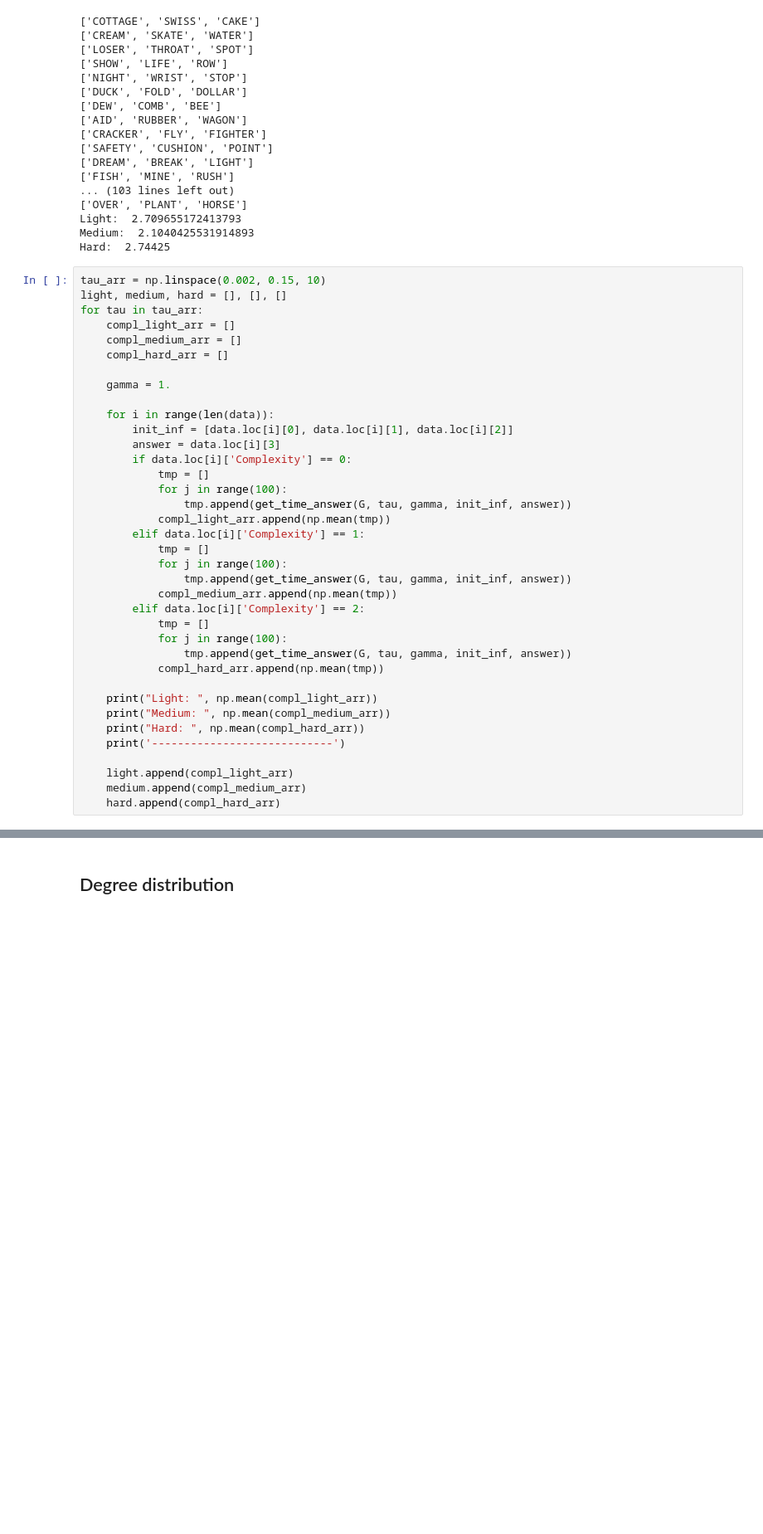
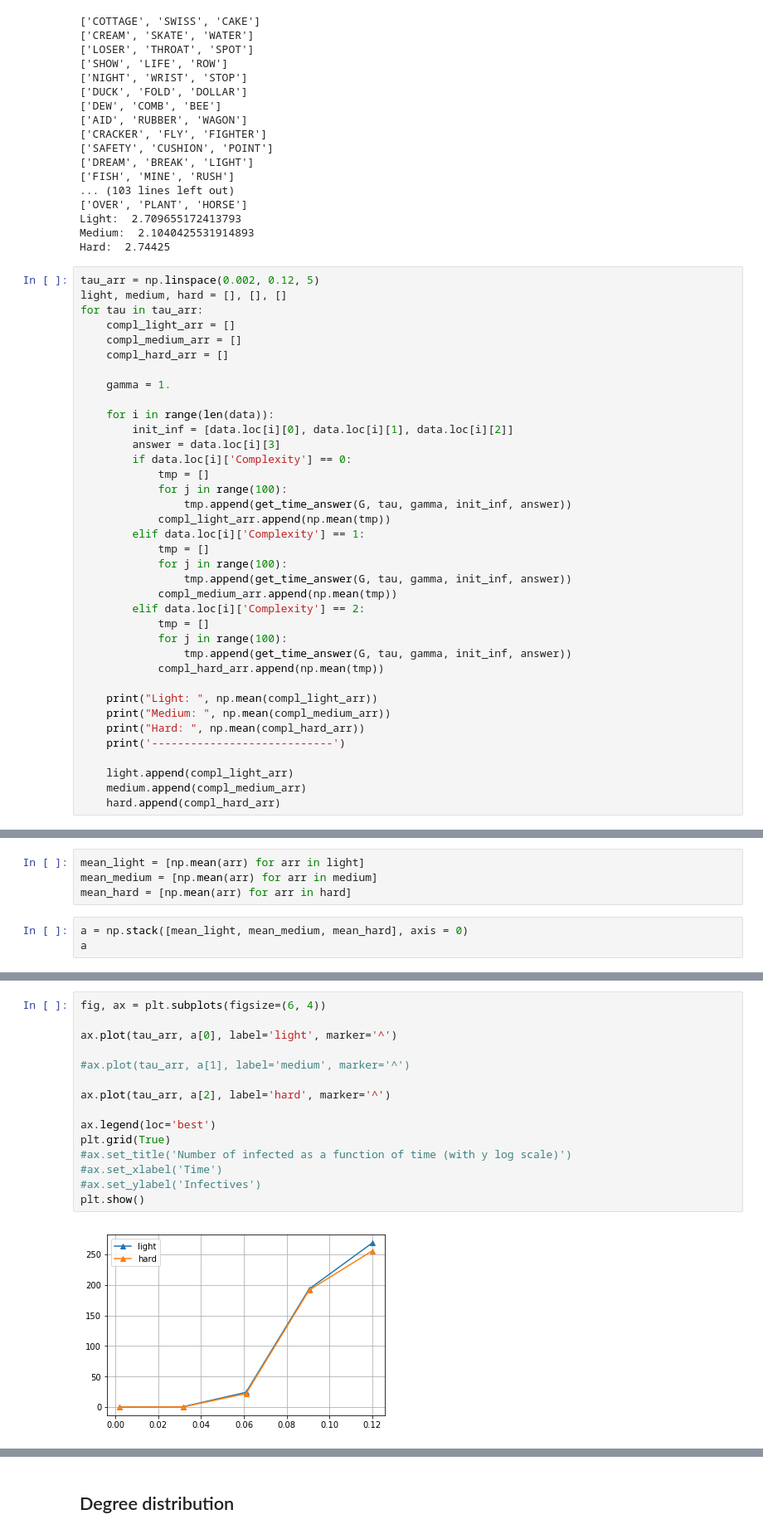
Before and after one commit to tsyrendylykova/multilayerNetwork, a Jupyter notebook: SISModel Directed Networks.ipynb, the cells around one changed output, grey strips where cells are left out. Shown at 83% size. Saved outputs shown, nothing was run; the diff lists cells and outputs as text; blank space fills up the shorter version.

```diff
--- a/SISModel Directed Networks.ipynb
+++ b/SISModel Directed Networks.ipynb
@@ -1343,7 +1343,7 @@ Light:  2.709655172413793
 Medium:  2.1040425531914893
 Hard:  2.74425
 # %%
-tau_arr = np.linspace(0.002, 0.15, 10)
+tau_arr = np.linspace(0.002, 0.12, 5)
 light, medium, hard = [], [], []
 for tau in tau_arr:
     compl_light_arr = []
@@ -1403,0 +1403,7 @@ KeyboardInterrupt:
+# %%
+mean_light = [np.mean(arr) for arr in light]
+mean_medium = [np.mean(arr) for arr in medium]
+mean_hard = [np.mean(arr) for arr in hard]
+# %%
+a = np.stack([mean_light, mean_medium, mean_hard], axis = 0)
+a
@@ -1403,0 +1417,17 @@ KeyboardInterrupt:
+# %%
+fig, ax = plt.subplots(figsize=(6, 4))
+
+ax.plot(tau_arr, a[0], label='light', marker='^')
+
+#ax.plot(tau_arr, a[1], label='medium', marker='^')
+
+ax.plot(tau_arr, a[2], label='hard', marker='^')
+
+ax.legend(loc='best')
+plt.grid(True)
+#ax.set_title('Number of infected as a function of time (with y log scale)')
+#ax.set_xlabel('Time')
+#ax.set_ylabel('Infectives')
+plt.show()
+# %% [output]
+[figure, added]
```
Also changed, not shown: parts of 5 cells of this notebook.
